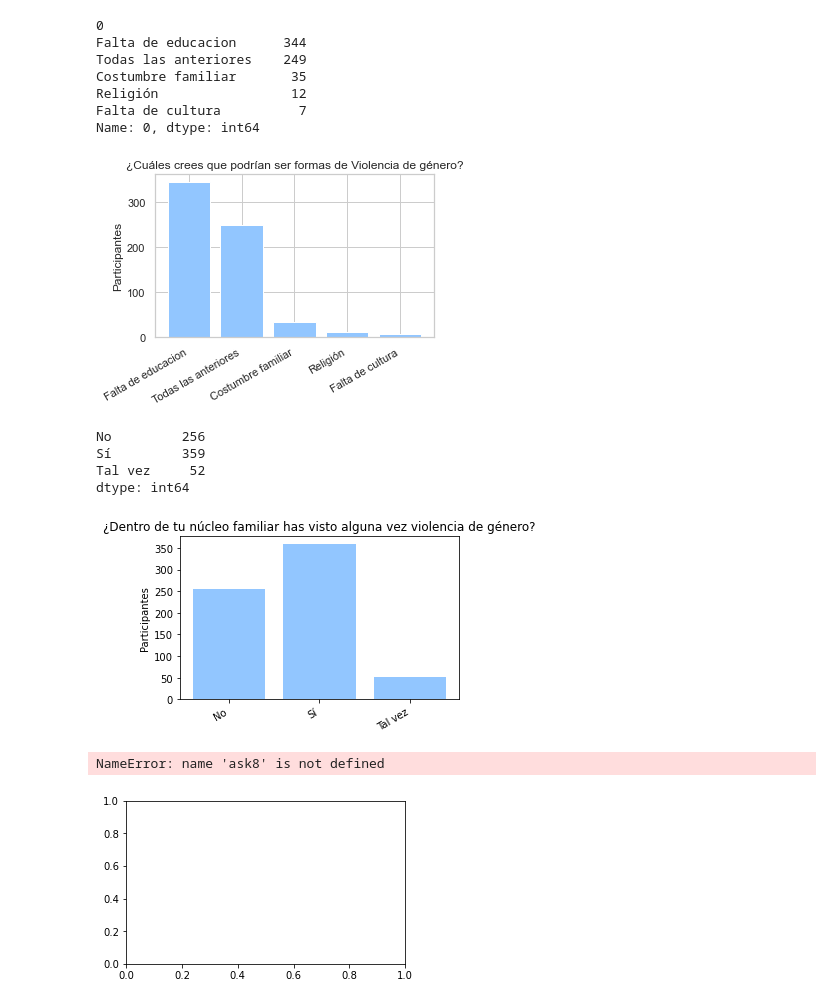
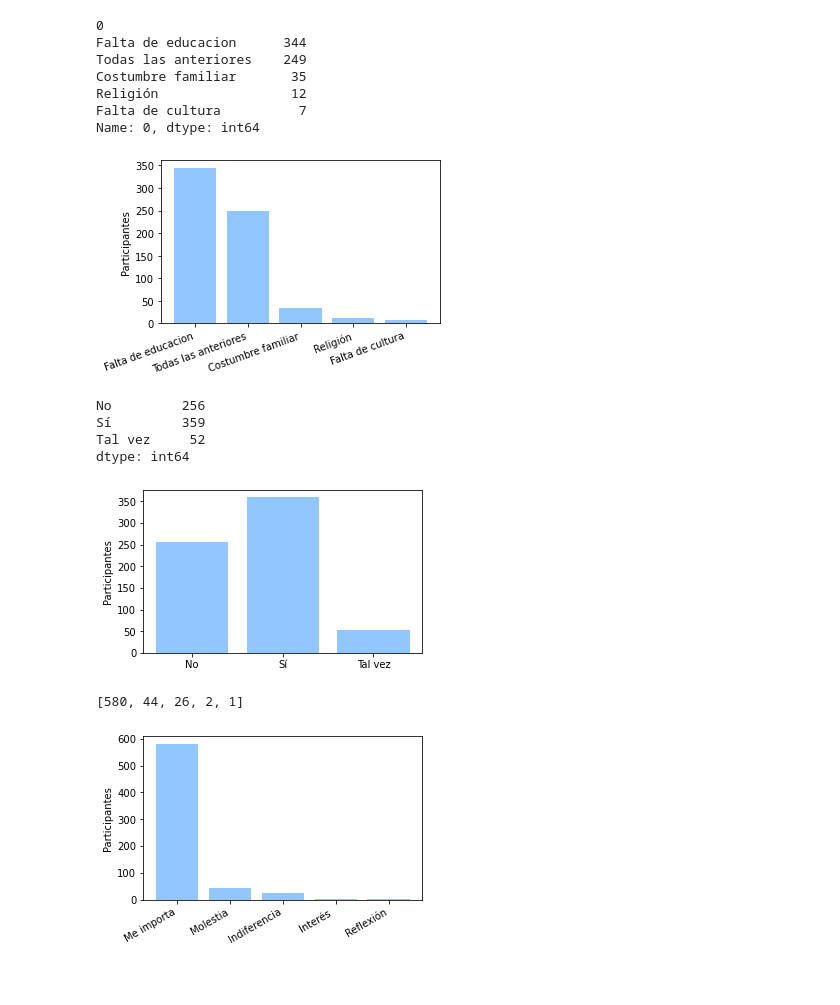
Before and after one commit to Oswaldoivann/Violencia-de-Genero, a Jupyter notebook: Violencia Genero.ipynb, the cells around one changed output. Cells and saved outputs as stored; diff of their text form; code cells hidden in the pictures.

```diff
--- a/Violencia Genero.ipynb
+++ b/Violencia Genero.ipynb
@@ -281,15 +288,16 @@ Name: 0, dtype: int64
 # %%
 fig, axs = plt.subplots(figsize=(5, 3))
 plt.bar(ask_6.index, ask_6.values,)
 
 #Orientacion de etiquetas del eje x
-plt.xticks(rotation=30, ha='right')
-plt.title('¿Cuáles crees que podrían ser formas de Violencia de género?', fontsize=12)
+plt.xticks(rotation=20, ha='right')
+#plt.title('¿Por qué motivo crees que se dé la violencia de género?', fontsize=12)
 plt.ylabel("Participantes")
 plt.style.use('seaborn-pastel')
-plt.show()
+#plt.show()
+plt.savefig('ask6.jpg', dpi=300, bbox_inches='tight')
 # %% [output]
-[figure, old version]
+[figure, new version]
 # %%
 ask7 = pd.get_dummies(df['¿Dentro de tu núcleo familiar has visto alguna vez violencia de género?']).sum()
 ask7
@@ -303,13 +311,14 @@ fig, axs = plt.subplots(figsize=(5, 3))
 plt.bar(ask7.index, ask7.values,)
 
 #Orientacion de etiquetas del eje x
-plt.xticks(rotation=30, ha='right')
-plt.title('¿Dentro de tu núcleo familiar has visto alguna vez violencia de género?', fontsize=12)
+#plt.xticks(rotation=30, ha='right')
+#plt.title('¿Dentro de tu núcleo familiar has visto alguna vez violencia de género?', fontsize=12)
 plt.ylabel("Participantes")
 plt.style.use('seaborn-pastel')
-plt.show()
+#plt.show()
+plt.savefig('ask7.jpg', dpi=300, bbox_inches='tight')
 # %% [output]
-[figure, old version]
+[figure, new version]
 # %%
 ask8 = pd.get_dummies(df["¿Qué te provoca esta encuesta?"]).sum()
 ask8 = ask8.sort_values(ascending=False)
@@ -318,22 +327,26 @@ tags = ask8.values
+# %%
+tags
+# %% [output]
+[580, 44, 26, 2, 1]
 # %%
 fig, axs = plt.subplots(figsize=(5, 3))
 plt.bar(ask8.index, ask8.values,)
 
 #Orientacion de etiquetas del eje x
 plt.xticks(rotation=30, ha='right')
-plt.title("¿Qué te provoca esta encuesta?", fontsize=12)
+#plt.title("¿Qué te provoca esta encuesta?", fontsize=12)
 plt.ylabel("Participantes")
 
-for i, rect in enumerate(ask8.values):
-    posx = rect.get_x()
-    posy = rect.get_height()
-    ax.text(posx + 0.03, posy + 30, int(ask8.values[i]), color='black', fontsize = 8)
+#for i, rect in enumerate(tags):
+#    posx = rect.get_x()
+#    posy = rect.get_height()
+#    ax.text(posx + 0.03, posy + 30, int(ask8.values[i]), color='black', fontsize = 8)
 
 plt.style.use('seaborn-pastel')
-plt.show()
+#plt.show()
+plt.savefig('ask8.jpg', dpi=300, bbox_inches='tight')
 # %% [output]
-NameError: name 'ask8' is not defined
-[figure, old version]
+[figure, new version]
 # %%
 #Para comparar datos (:
 sns.kdeplot(df['Edad'])
```
Also changed, not shown: parts of 9 cells of this notebook.
